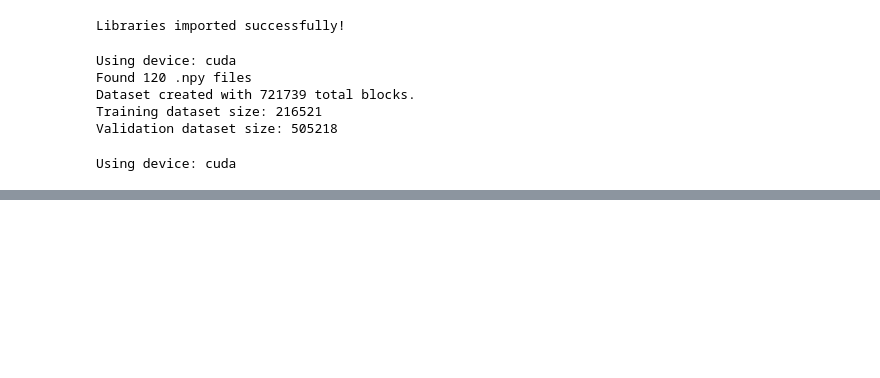
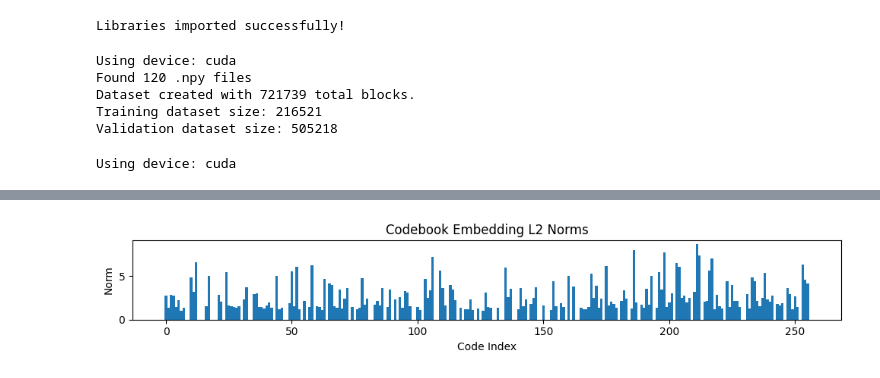
Before and after one commit to ZephirFXEC/VQVDB, a Jupyter notebook: notebook.ipynb, the cells around one changed output, grey strips where cells are left out. Saved outputs shown, nothing was run; the diff lists cells and outputs as text; code cells hidden in the pictures; blank space fills up the shorter version.

```diff
--- a/notebook.ipynb
+++ b/notebook.ipynb
@@ -600,0 +474,9 @@ Overall Mean Squared Error (MSE) on dataset: 0.00064828
+# %%
+# --- L2 norm of each embedding vector ---
+embed_norm = torch.linalg.norm(model.quantizer.embedding.data, dim=1).cpu().numpy()
+plt.figure(figsize=(10,2))
+plt.bar(range(NUM_EMBEDDINGS), embed_norm, width=1.0)
+plt.title('Codebook Embedding L2 Norms'); plt.xlabel('Code Index'); plt.ylabel('Norm')
+plt.tight_layout(); plt.show()
+# %% [output]
+[figure, added]
```
Also changed, not shown: parts of 9 cells of this notebook, 4 other files.
